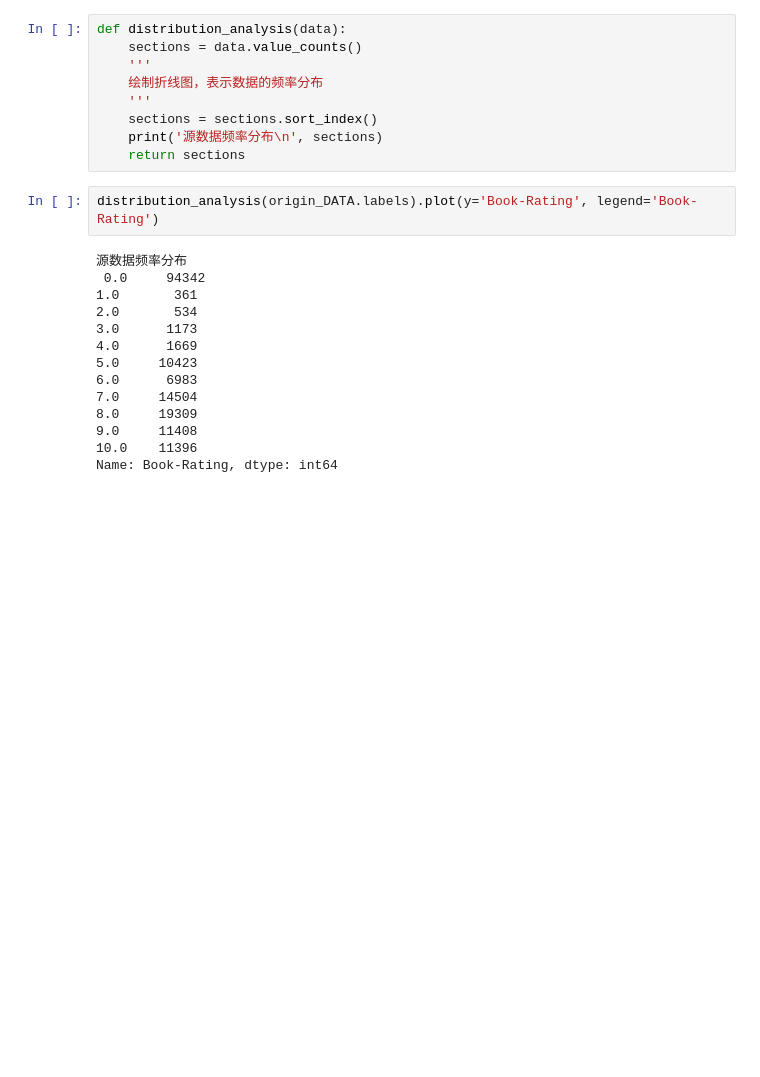
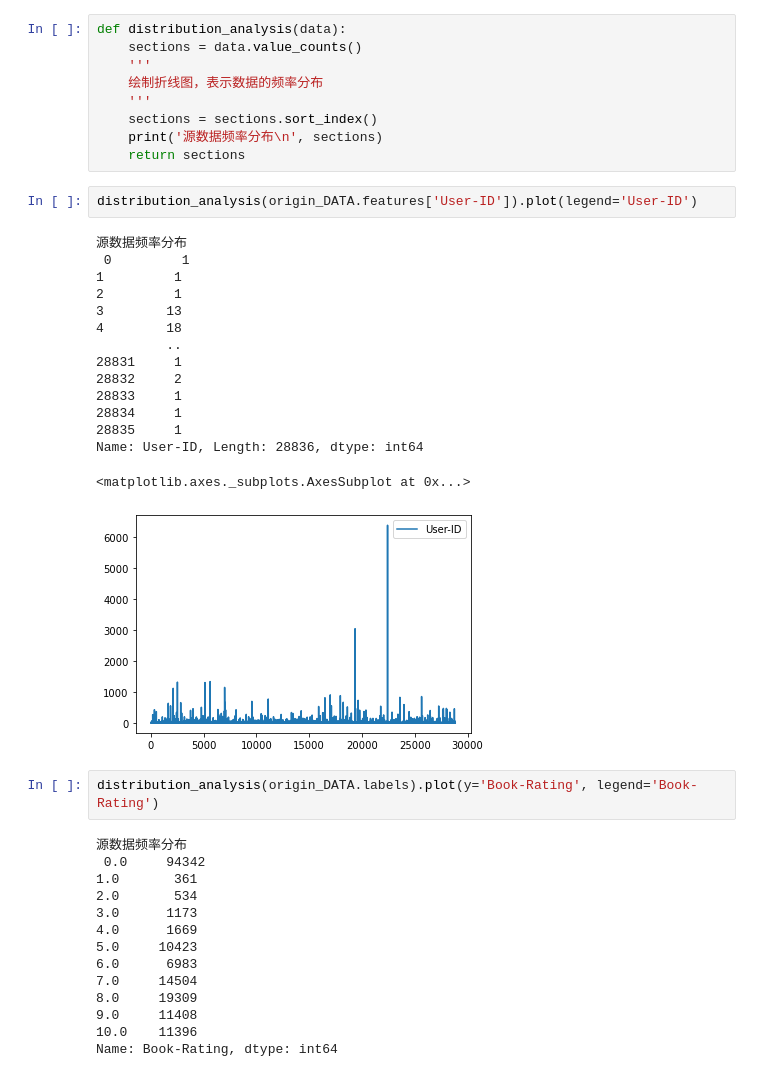
Before and after one commit to StrayCamel247/Recommend_system, a Jupyter notebook: stray_camel.ipynb, the cells around one changed output. Drawn from its saved outputs; the diff is of its cells as text; blank space fills up the shorter version.

```diff
--- a/stray_camel.ipynb
+++ b/stray_camel.ipynb
@@ -235,6 +245,24 @@ def distribution_analysis(data):
     sections = sections.sort_index()
     print('源数据频率分布\n', sections)
     return sections
+# %%
+distribution_analysis(origin_DATA.features['User-ID']).plot(legend='User-ID')
+# %% [output]
+源数据频率分布
+ 0         1
+1         1
+2         1
+3        13
+4        18
+         ..
+28831     1
+28832     2
+28833     1
+28834     1
+28835     1
+Name: User-ID, Length: 28836, dtype: int64
+<matplotlib.axes._subplots.AxesSubplot at 0x...>
+[figure, added]
 # %%
 distribution_analysis(origin_DATA.labels).plot(y='Book-Rating', legend='Book-Rating')
 # %% [output]
```
Also changed, not shown: parts of 7 cells of this notebook, 1 other file.
